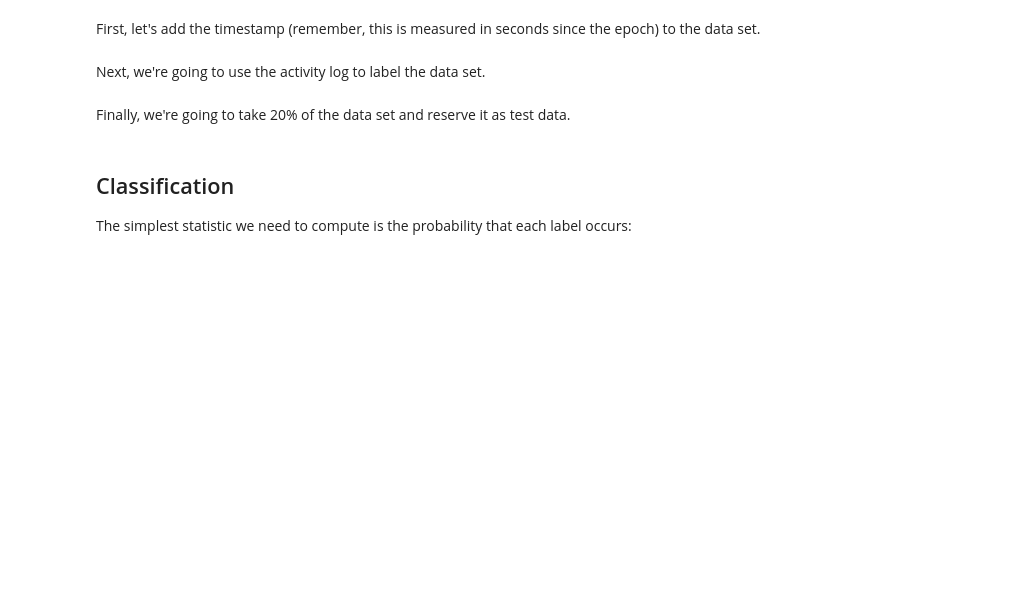
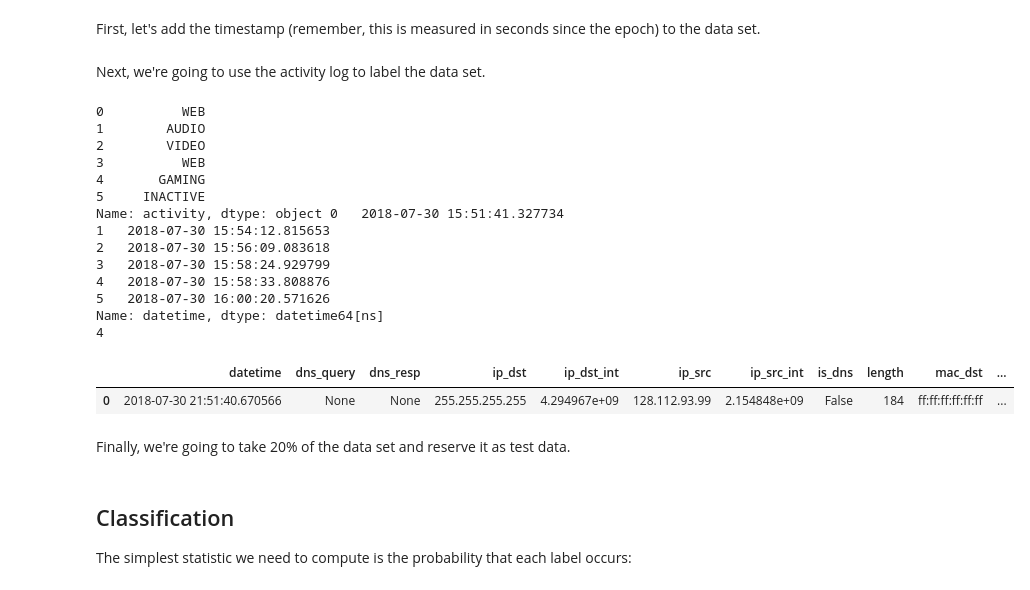
Before and after one commit to noise-lab/ml-networking, a Jupyter notebook: 3_Probability.ipynb, the cells around one changed output. Drawn from its saved outputs; the diff is of its cells as text; code cells hidden in the pictures; blank space fills up the shorter version.

```diff
--- a/3_Probability.ipynb
+++ b/3_Probability.ipynb
@@ -205,6 +206,27 @@ for index, row in labels.iterrows():
     data.loc[data['time'] >= row['timestamp'], 'label'] = row['label']
 
 num_labels = max(labels['label'])
+# %%
+print(labels['activity'],labels['datetime'])
+print(num_labels)
+data.head(n=1)
+# %% [output]
+0          WEB
+1        AUDIO
+2        VIDEO
+3          WEB
+4       GAMING
+5     INACTIVE
+Name: activity, dtype: object 0   2018-07-30 15:51:41.327734
+1   2018-07-30 15:54:12.815653
+2   2018-07-30 15:56:09.083618
+3   2018-07-30 15:58:24.929799
+4   2018-07-30 15:58:33.808876
+5   2018-07-30 16:00:20.571626
+Name: datetime, dtype: datetime64[ns]
+4
+|  | datetime | dns_query | dns_resp | ip_dst | ip_dst_int | ip_src | ip_src_int | is_dns | length | mac_dst | ... |
+| 0 | 2018-07-30 21:51:40.670566 | None | None | 255.255.255.255 | 4.294967e+09 | 128.112.93.99 | 2.154848e+09 | False | 184 | ff:ff:ff:ff:ff:ff | ... |
 # %% [markdown]
 Finally, we're going to take 20% of the data set and reserve it as test data.
 # %%
```
Also changed, not shown: parts of 8 cells of this notebook, 5 other files.
